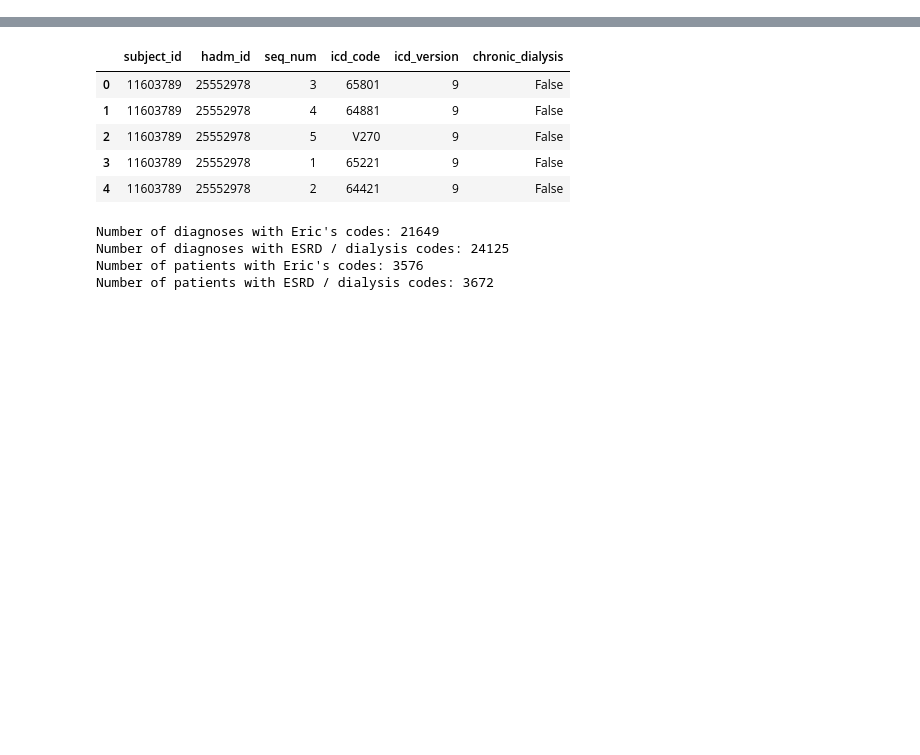
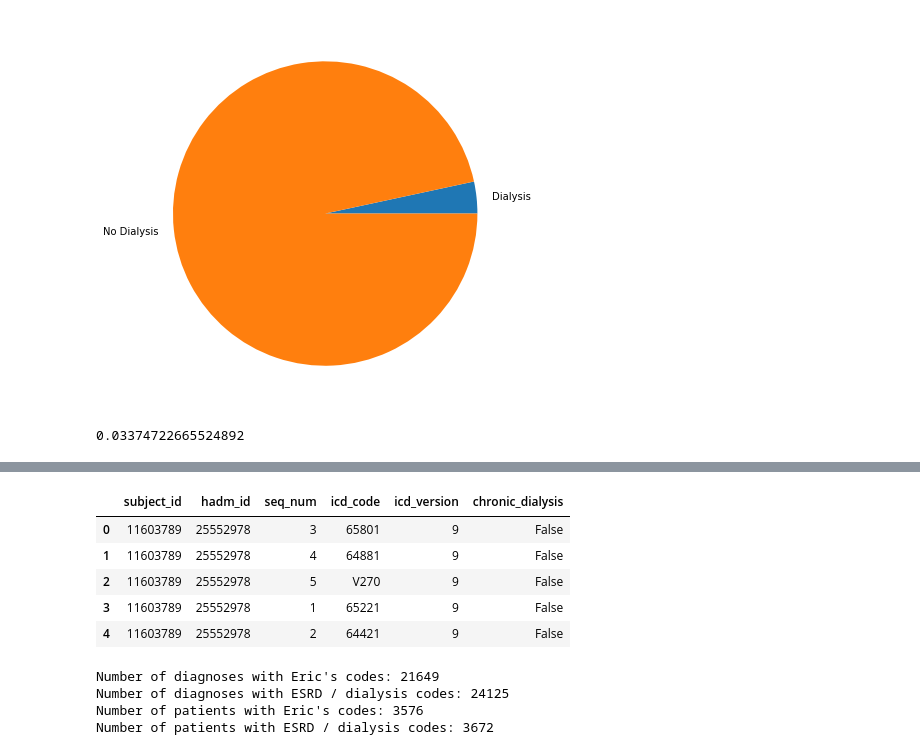
Before and after one commit to RayRuizhiLiao/ml4h_chf_readmissions, a Jupyter notebook: phase1_teamA/extract_icd_jeremy.ipynb, the cells around one changed output, grey strips where cells are left out. Cells and saved outputs as stored; diff of their text form; code cells hidden in the pictures; blank space fills up the shorter version.

```diff
--- a/phase1_teamA/extract_icd_jeremy.ipynb
+++ b/phase1_teamA/extract_icd_jeremy.ipynb
@@ -36,0 +22,3 @@ d_icd_diagnoses[:10]
+# %%
+chf_diags = diagnoses_icd[diagnoses_icd["CHF exacerbation"]]
+chf_diags.head()
@@ -36,0 +32,20 @@ d_icd_diagnoses[:10]
+# %%
+from matplotlib import pyplot as plt
+
+total_chf = chf_diags.size
+chf_and_dialysis = chf_diags[chf_diags["chronic_dialysis"]].size
+
+# Creating dataset
+labels = ["Dialysis", "No Dialysis"]
+data = [chf_and_dialysis, total_chf - chf_and_dialysis]
+
+# Creating plot
+fig = plt.figure(figsize =(10, 7))
+plt.pie(data, labels = labels)
+
+# show plot
+plt.show()
+print(chf_and_dialysis / total_chf)
+# %% [output]
+[figure, added]
+0.03374722665524892
```
Also changed, not shown: parts of 5 cells of this notebook, 3 other files.
